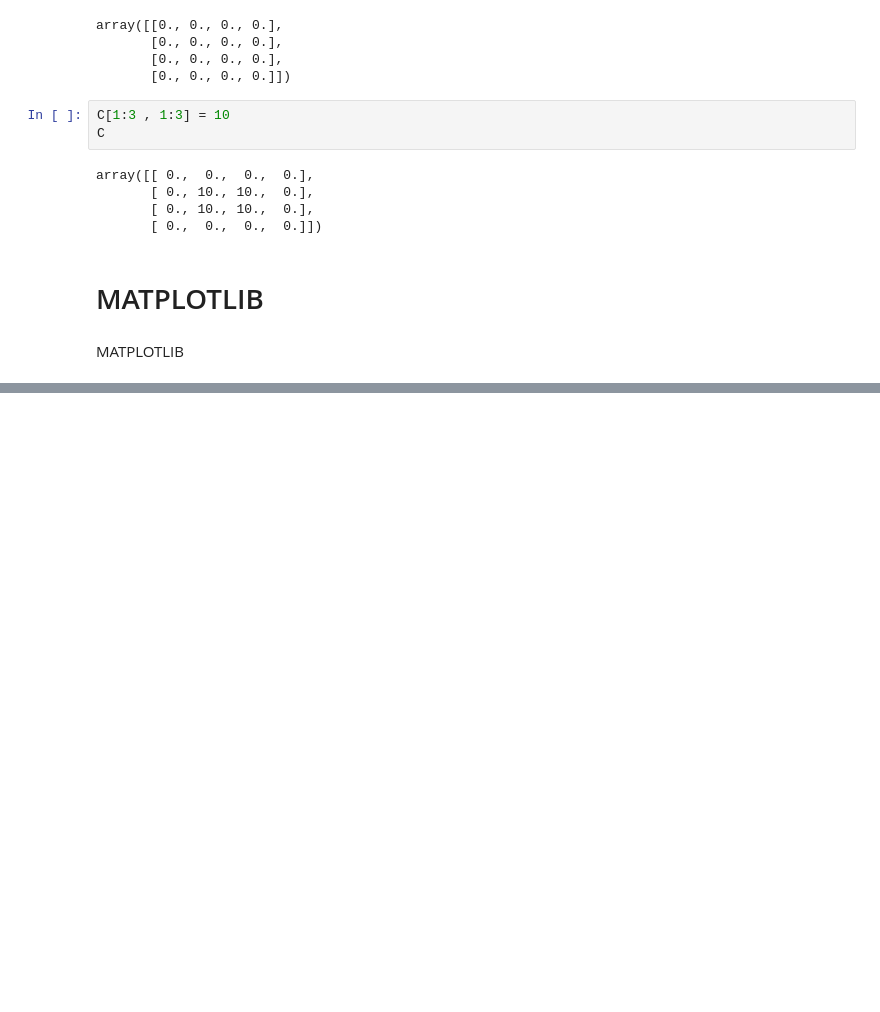
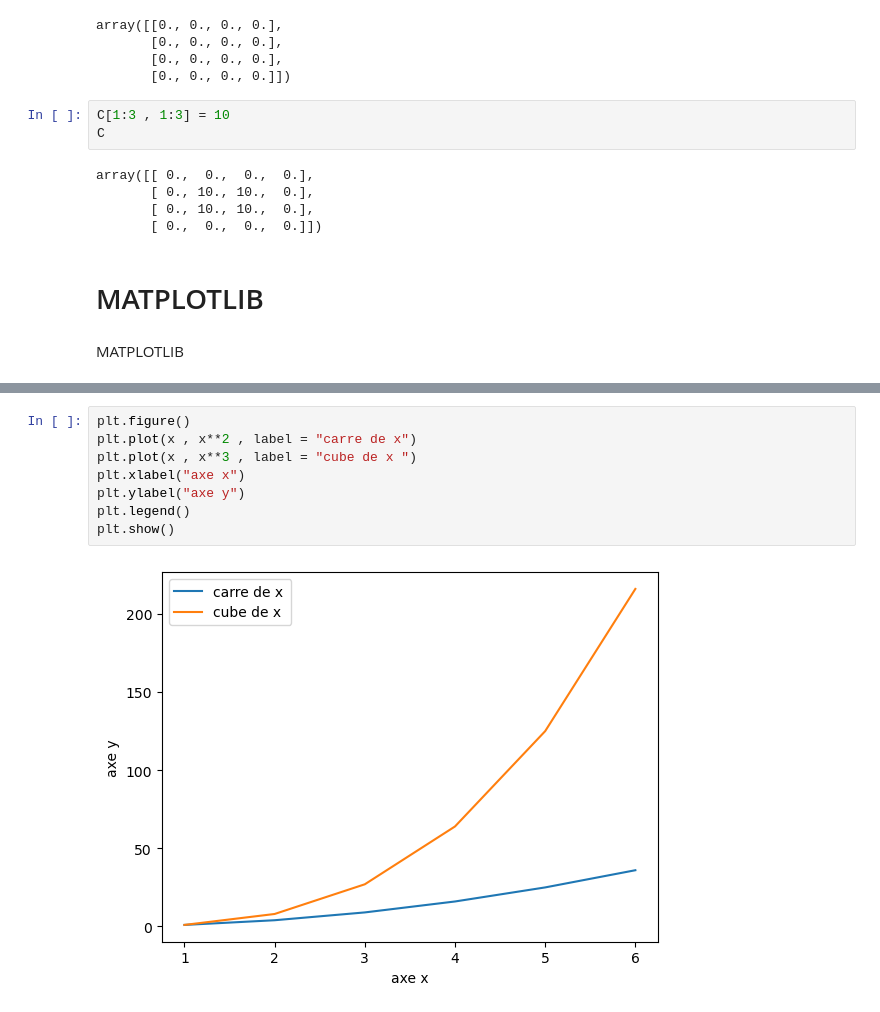
Before and after one commit to DST-NDIAYE/Data-Science-, a Jupyter notebook: revision.ipynb, the cells around one changed output, grey strips where cells are left out. Cells and saved outputs as stored; diff of their text form; blank space fills up the shorter version.

```diff
--- a/revision.ipynb
+++ b/revision.ipynb
@@ -106,0 +120,10 @@ MATPLOTLIB
+# %%
+plt.figure()
+plt.plot(x , x**2 , label = "carre de x")
+plt.plot(x , x**3 , label = "cube de x ")
+plt.xlabel("axe x")
+plt.ylabel("axe y")
+plt.legend()
+plt.show()
+# %% [output]
+[figure, added]
```
Also changed, not shown: parts of 9 cells of this notebook.
